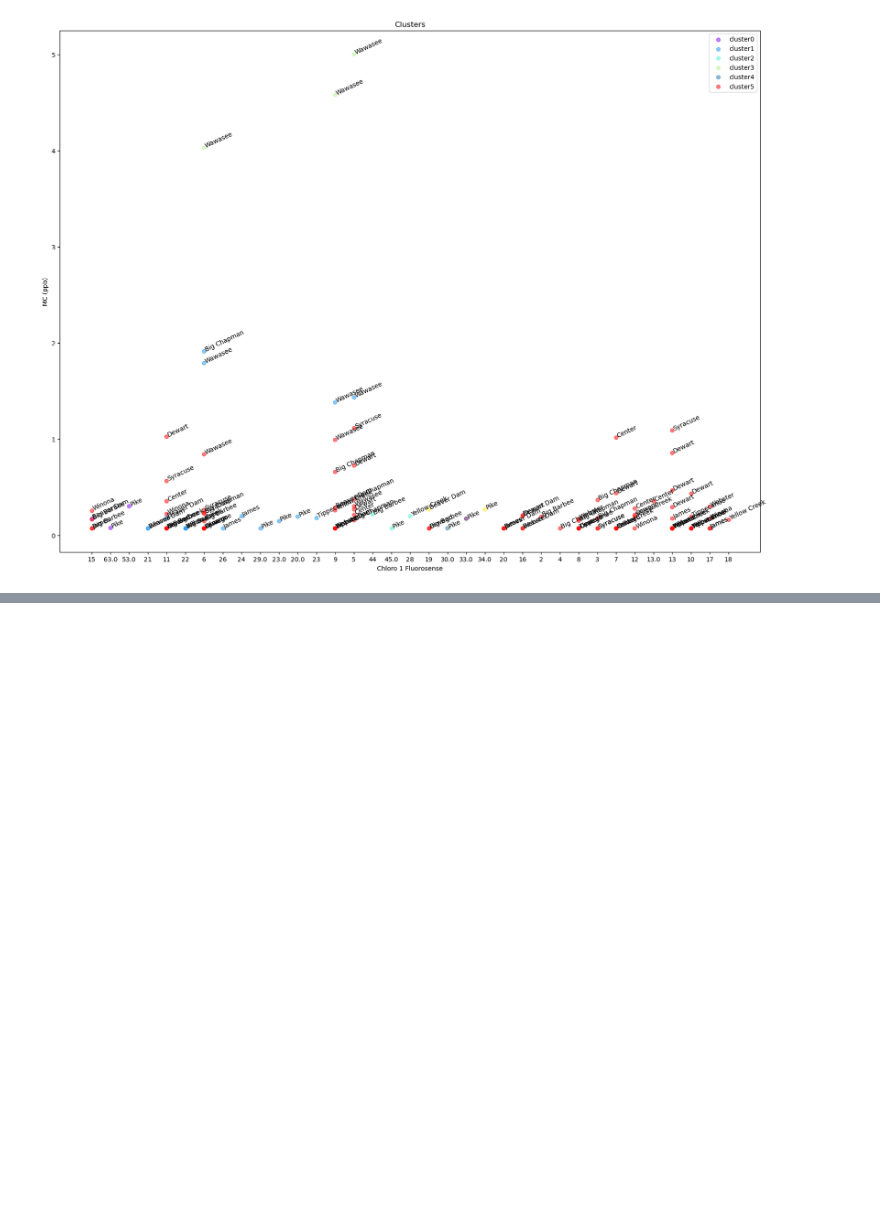
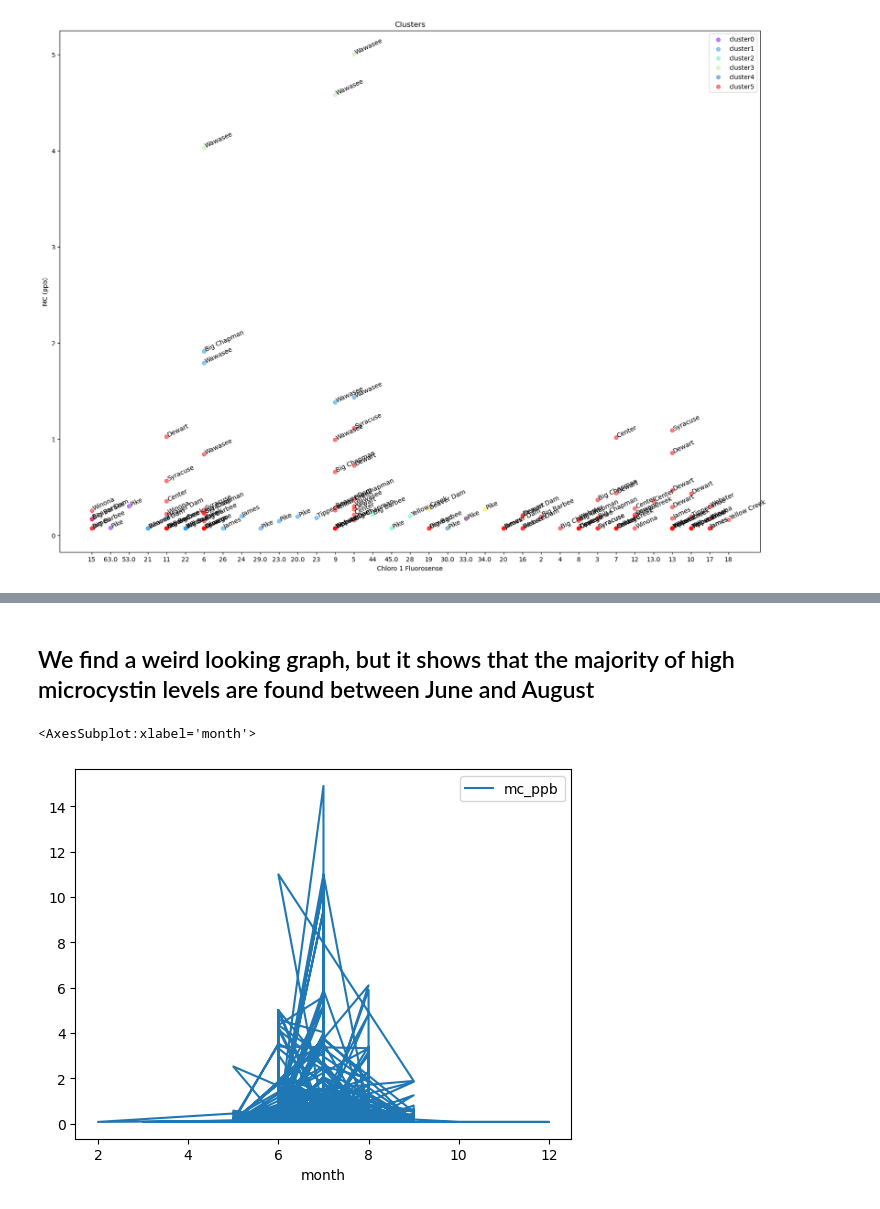
Before and after one commit to austin-strahan/Lakes-ML, a Jupyter notebook: Project v.2.ipynb, the cells around one changed output, grey strips where cells are left out. Drawn from its saved outputs; the diff is of its cells as text; code cells hidden in the pictures; blank space fills up the shorter version.

```diff
--- a/Project v.2.ipynb
+++ b/Project v.2.ipynb
@@ -823,0 +865,4 @@ Text(0, 0.5, 'MC (ppb)')
+# %%
+clean_df['day_of_year'] = pd.DatetimeIndex(clean_df['date']).dayofyear
+# %%
+clean_df['lake_year'] = clean_df['lake_name'] + " " + clean_df['year'].str[:-2]
@@ -823,0 +887,3 @@ Text(0, 0.5, 'MC (ppb)')
+# %%
+clean_df['year'] = pd.DatetimeIndex(clean_df['date']).year
+clean_df.head()
@@ -823,0 +917,5 @@ Text(0, 0.5, 'MC (ppb)')
+# %%
+clean_df['month'] = pd.DatetimeIndex(clean_df['date']).month
+months = clean_df[['lake_year', 'mc_ppb', 'month']].dropna()
+months.index = months['month']
+months
@@ -823,0 +937,7 @@ Text(0, 0.5, 'MC (ppb)')
+# %% [markdown]
+## We find a weird looking graph, but it shows that the majority of high microcystin levels are found between June and August
+# %%
+months.plot('month' , 'mc_ppb' )
+# %% [output]
+<AxesSubplot:xlabel='month'>
+[figure, added]
```
Also changed, not shown: parts of 47 cells of this notebook, 1 other file.
